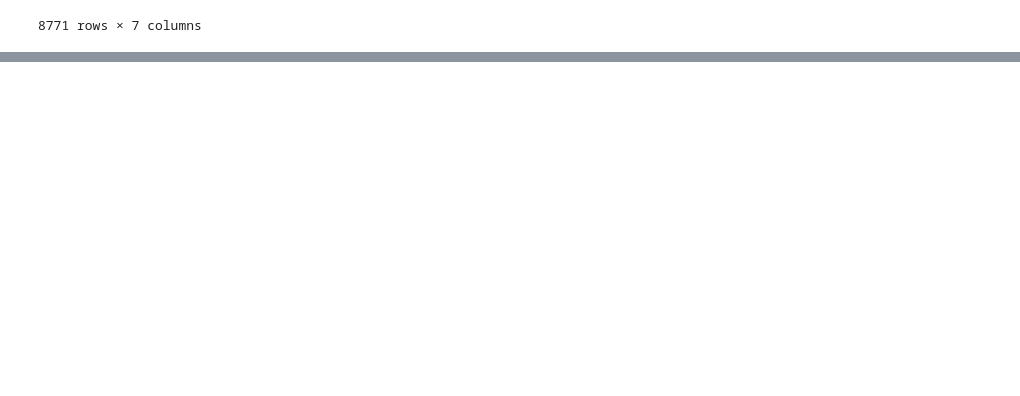
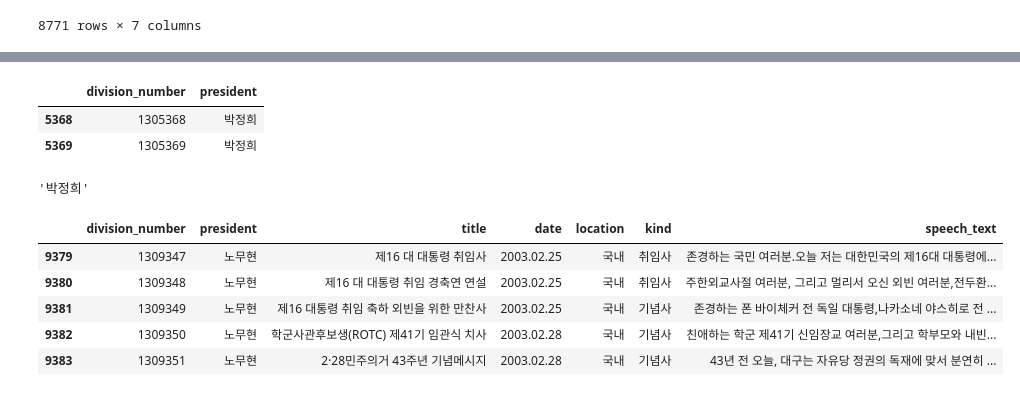
Before and after one commit to vhzkclq0705/jerreda, a Jupyter notebook: notebook/first.ipynb, the cells around one changed output, grey strips where cells are left out. Cells and saved outputs as stored; diff of their text form; code cells hidden in the pictures; blank space fills up the shorter version.

```diff
--- a/notebook/first.ipynb
+++ b/notebook/first.ipynb
@@ -91,0 +103,19 @@ df.sort_values(by='president').head(3)
+# %%
+df.iloc[0:2,0:2]
+# %% [output]
+|  | division_number | president |
+| 5368 | 1305368 | 박정희 |
+| 5369 | 1305369 | 박정희 |
+# %%
+df.iat[0, 1]
+# %% [output]
+'박정희'
+# %%
+df[df.president == '노무현'].head()
+# %% [output]
+|  | division_number | president | title | date | location | kind | speech_text |
+| 9379 | 1309347 | 노무현 | 제16 대 대통령 취임사 | 2003.02.25 | 국내 | 취임사 | 존경하는 국민 여러분.오늘 저는 대한민국의 제16대 대통령에... |
+| 9380 | 1309348 | 노무현 | 제16 대 대통령 취임 경축연 연설 | 2003.02.25 | 국내 | 취임사 | 주한외교사절 여러분, 그리고 멀리서 오신 외빈 여러분,전두환... |
+| 9381 | 1309349 | 노무현 | 제16 대통령 취임 축하 외빈을 위한 만찬사 | 2003.02.25 | 국내 | 기념사 | 존경하는 폰 바이체커 전 독일 대통령,나카소네 야스히로 전 ... |
+| 9382 | 1309350 | 노무현 | 학군사관후보생(ROTC) 제41기 임관식 치사 | 2003.02.28 | 국내 | 기념사 | 친애하는 학군 제41기 신임장교 여러분,그리고 학부모와 내빈... |
+| 9383 | 1309351 | 노무현 | 2·28민주의거 43주년 기념메시지 | 2003.02.28 | 국내 | 기념사 | 43년 전 오늘, 대구는 자유당 정권의 독재에 맞서 분연히 ... |
```
Also changed, not shown: parts of 5 cells of this notebook.
